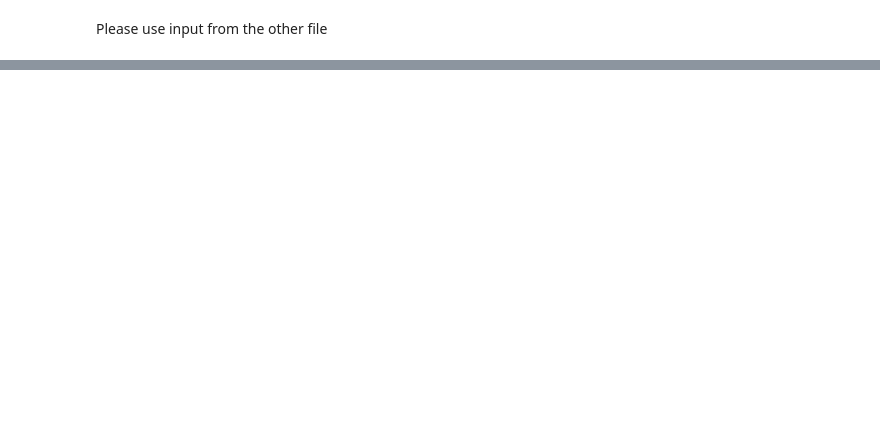
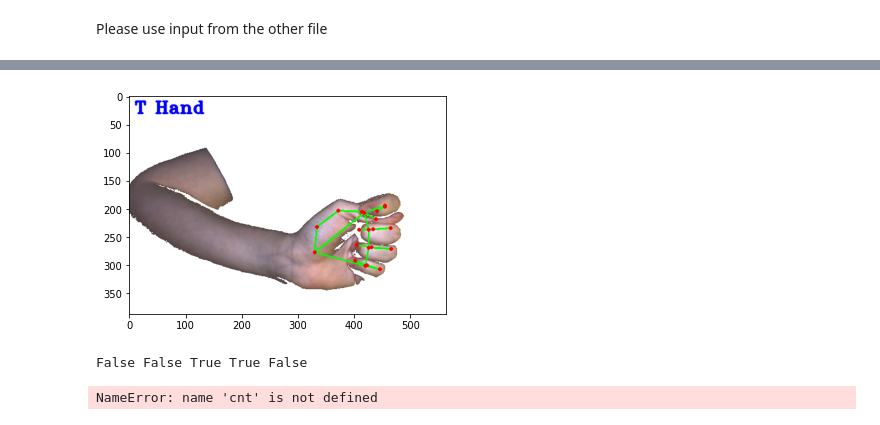
Before and after one commit to malvikavishy/SoH, a Jupyter notebook: Spring2021/Malvika/MediaPipe_JointRecognition.ipynb, the cells around one changed output, grey strips where cells are left out. Drawn from its saved outputs; the diff is of its cells as text; code cells hidden in the pictures; blank space fills up the shorter version.

```diff
--- a/Spring2021/Malvika/MediaPipe_JointRecognition.ipynb
+++ b/Spring2021/Malvika/MediaPipe_JointRecognition.ipynb
@@ -392,0 +348,30 @@ True True True True
+# %%
+'''
+a = curveSevenFingerone();
+b = curveFourFingertwo();
+c = curveFourFingerthree();
+d = curveFourFingerfour();
+e = thumbinbetween1and2();
+if((a is True) and (b is True)  and (c is True) and (d is True) and (e is True)):
+    cnt = "T Hand"
+cv2.putText(annoted_image, str("T Hand"), (10, 30), cv2.FONT_HERSHEY_TRIPLEX, 1, (255, 0, 0), 2, cv2.LINE_AA)
+imageshow = plt.imshow(cv2.cvtColor(annoted_image,cv2.COLOR_BGR2RGB))
+'''
+# %% [output]
+[figure, added]
+# %%
+'''
+a = curveFourFingerone();
+b = curveSevenFingertwo();
+c = curveSevenFingerthree();
+d = curveSevenFingerfour();
+e = thumbfingertips();
+print(a,b,c,d,e)
+if((a is True) and (b is True)  and (c is True) and (d is True) and (e is True)):
+    cnt = "F Hand"
+cv2.putText(annoted_image, str(cnt), (10, 30), cv2.FONT_HERSHEY_TRIPLEX, 1, (255, 0, 0), 2, cv2.LINE_AA)
+imageshow = plt.imshow(cv2.cvtColor(annoted_image,cv2.COLOR_BGR2RGB))
+'''
+# %% [output]
+False False True True False
+NameError: name 'cnt' is not defined
```
Also changed, not shown: parts of 22 cells of this notebook.
